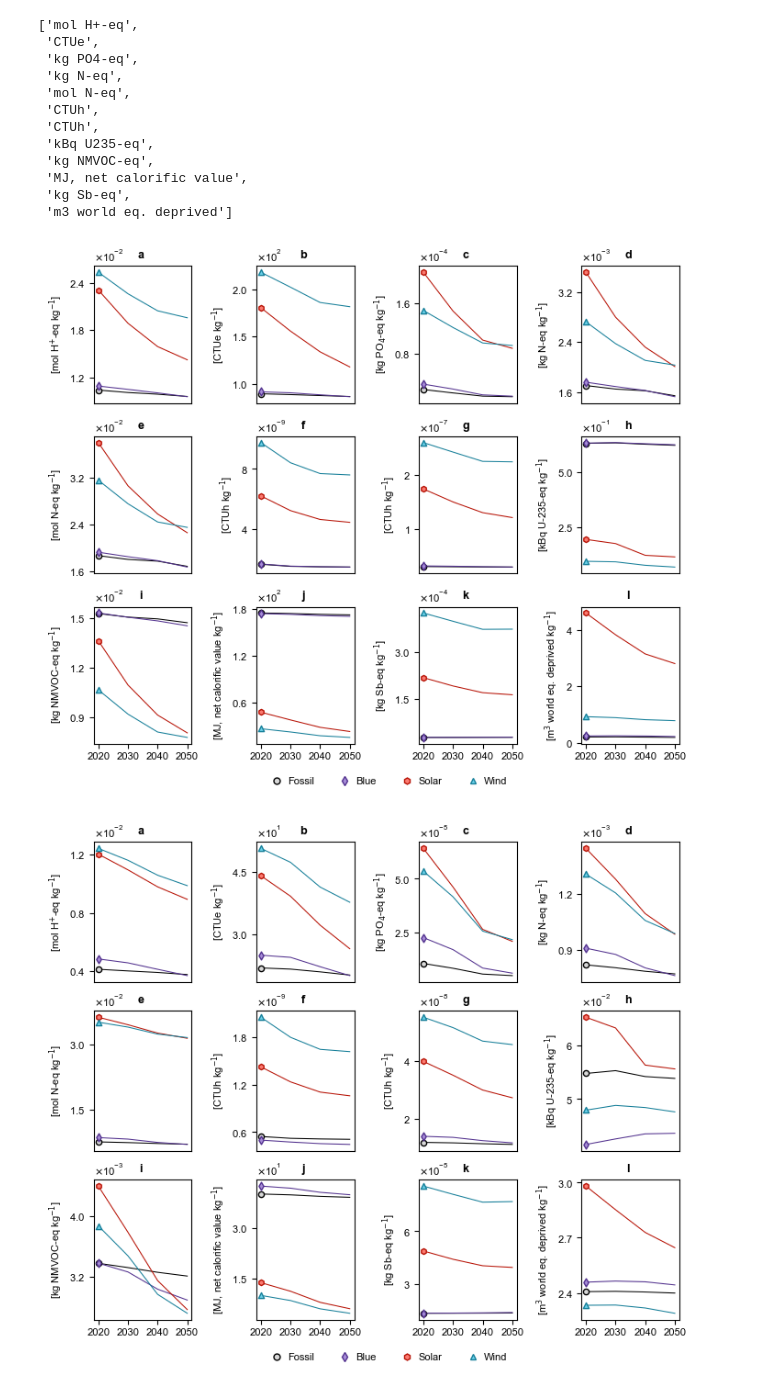
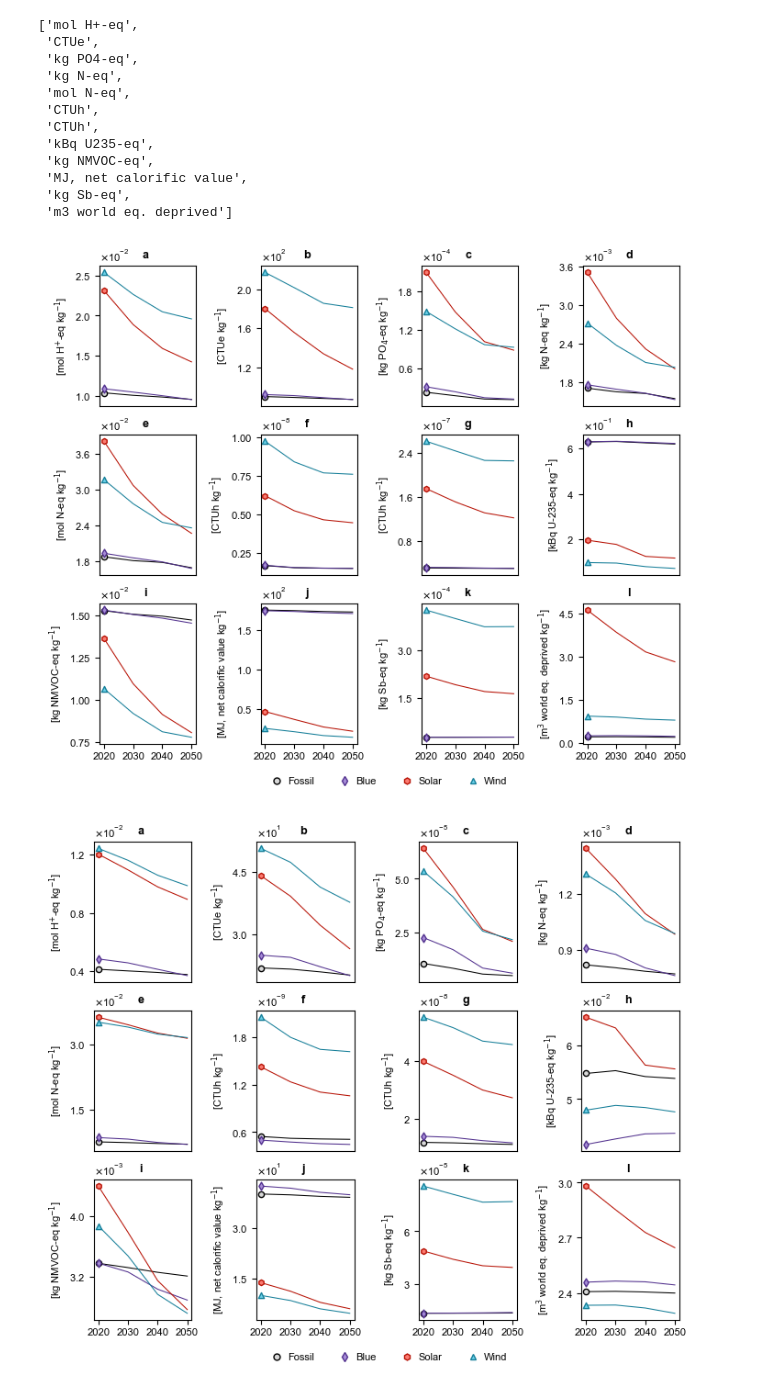
Before and after one commit to abhix2704/Prospective-LCA, a Jupyter notebook: Code/burdenShiftingMainPlots.ipynb, the cells around one changed output. Drawn from its saved outputs; the diff is of its cells as text; code cells hidden in the pictures.

Commit message:
new figures

```diff
--- a/Code/burdenShiftingMainPlots.ipynb
+++ b/Code/burdenShiftingMainPlots.ipynb
@@ -835,38 +835,38 @@ for i in range(0, len(impactCategories)):
     # if impactCategories[i] == 'resource use mineral and metals':
     #     ax[i // 4, i % 4].set_title(alphabets[i] + 'resource use\n mineral and metals', fontweight = 'bold', fontsize = fontsize_title)
 
-    ax[i // 4, i % 4].yaxis.set_major_locator(MaxNLocator(nbins = 3))
+    ax[i // 4, i % 4].yaxis.set_major_locator(MaxNLocator(4))
     ax[i // 4, i % 4].set_ylabel(units[i])
     ax[i // 4, i % 4].yaxis.set_major_formatter(ticker.ScalarFormatter(useMathText = True))
     ax[i // 4, i % 4].ticklabel_format(axis = 'y', style = 'sci', scilimits = (0, 0))
 
 for i in range(0, 4):
     for j in range(0, 4):
         if i < 2:
             ax[i, j].set_xticks([])
 
 legend_elements2 = [Line2D([0], [0], marker = 'o', color = "none",
                                              markerfacecolor ='#d8d8d8', markeredgecolor = "black",
                                              label = 'Fossil', markersize = 5),
                    Line2D([0], [0], marker = 'd', color = "none",
                                              markerfacecolor ='#A78DD8', markeredgecolor = "#52318E",
                                              label = 'Blue', markersize = 5),
                    Line2D([0], [0], marker = 'h', color = "none",
                                              markerfacecolor ='#FB7B71', markeredgecolor = "#B71205",
                                              label = 'Solar', markersize = 5),
                    Line2D([0], [0], marker = '^', color = "none",
                                              markerfacecolor ='#6DD2EA', markeredgecolor = "#167F99",
-                                             label = 'Wind', markersize = 5),]
+                                             label = 'Wind', markersize = 5)]
 
 legend1 = fig.legend(handles = legend_elements2, frameon = False, loc = "upper center", ncol = 4,
           prop={"size":8}, bbox_to_anchor=(0.53, 0.01), handletextpad = 0.1)
 
 plotPathPNG = os.path.join('..', 'Plots', 'Phase 2', 'Burden shifting', 'Hydrogen all absolute image SSP2 GLO.png')
 plotPathSVG = os.path.join('..', 'Plots', 'Phase 2', 'Burden shifting', 'Hydrogen all absolute image SSP2 GLO.svg')
 plt.savefig(plotPathPNG, dpi = 600, format = 'png', bbox_inches = 'tight', facecolor = 'w')
 plt.savefig(plotPathSVG, dpi = 600, format = 'svg', bbox_inches = 'tight', facecolor = 'w')
 # %% [output]
-[figure, old version]
+[figure, new version]
 # %%
 fig, ax = plt.subplots(3, 4, figsize = (fig_length[2], fig_height*0.6))
 
```
Also changed, not shown: parts of 2 cells of this notebook, 8 other files.
